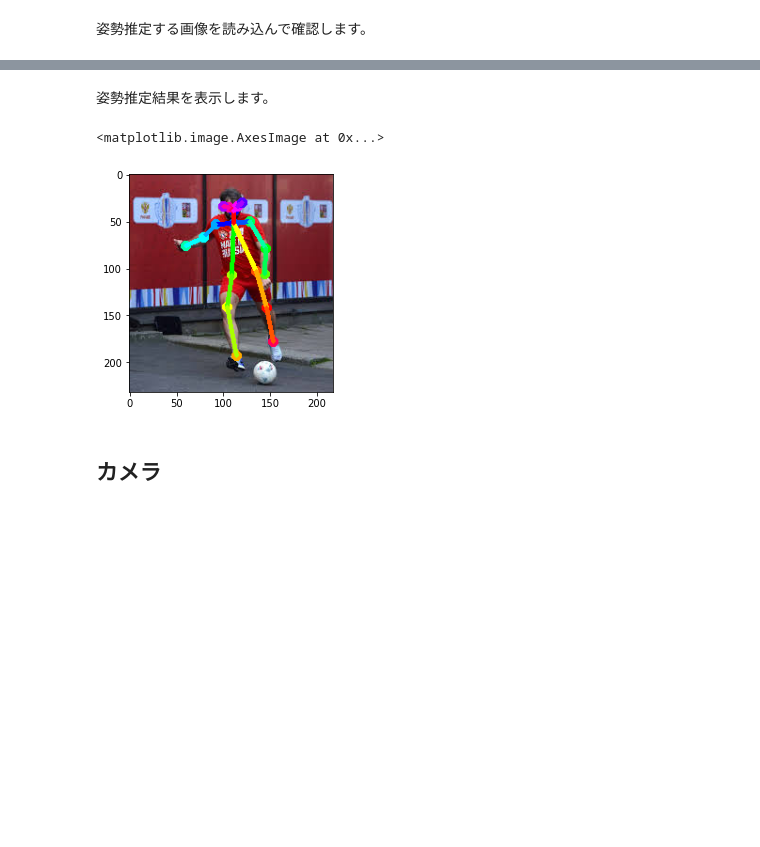
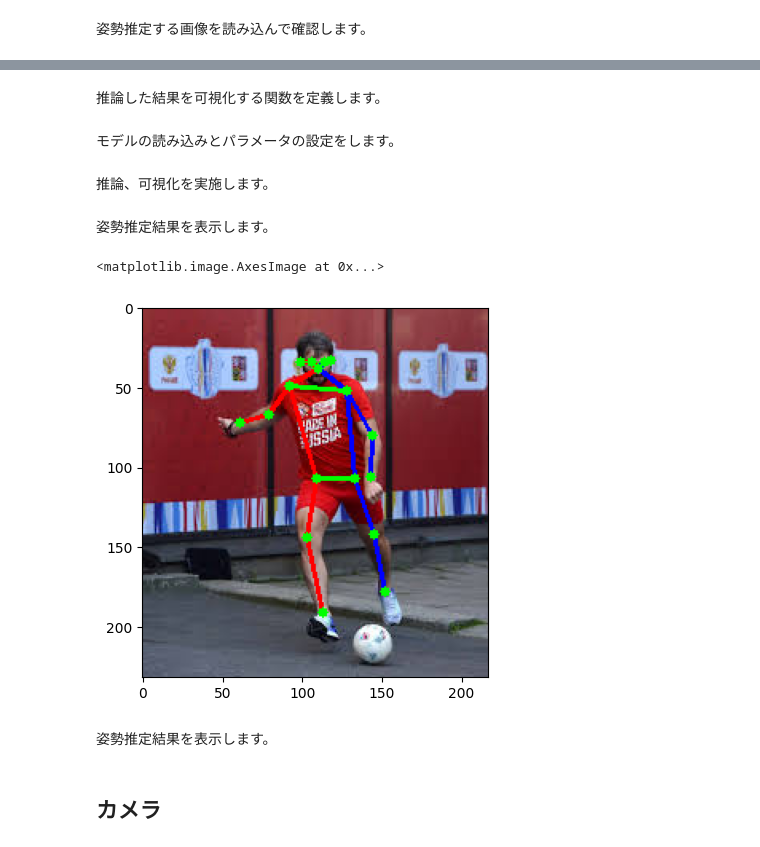
Before and after one commit to karaage0703/karaage-ai-book, a Jupyter notebook: ch05/05_karaage_ai_book_pose_estimation_custom.ipynb, the cells around one changed output, grey strips where cells are left out. Saved outputs shown, nothing was run; the diff lists cells and outputs as text; code cells hidden in the pictures; blank space fills up the shorter version.

```diff
--- a/ch05/05_karaage_ai_book_pose_estimation_custom.ipynb
+++ b/ch05/05_karaage_ai_book_pose_estimation_custom.ipynb
@@ -77,5 +63,5 @@ WARNING:tensorflow:From /content/tf-pose-estimation/tf_pose/mobilenet/mobilenet.
 # %%
-image = cv2.imread('./images/p1.jpg')
+image = cv.imread('./p1.jpg')
 plt.imshow(image[:, :, ::-1])
 # %% [output]
 <matplotlib.image.AxesImage at 0x...>
@@ -85,5 +72,0 @@ plt.imshow(image[:, :, ::-1])
-# %%
-e = TfPoseEstimator(get_graph_path('mobilenet_v2_large'),
-    target_size=(432, 368))
-humans = e.inference(image, resize_to_default=1, upsample_size=4)
-image = TfPoseEstimator.draw_humans(image, humans, imgcopy=False)
@@ -120,0 +103,2 @@ WARNING:tensorflow:From /content/tf-pose-estimation/tf_pose/estimator.py:376: Th
+# %% [markdown]
+推論した結果を可視化する関数を定義します。
@@ -121,10 +149,35 @@ WARNING:tensorflow:From /content/tf-pose-estimation/tf_pose/estimator.py:376: Th
+# %% [markdown]
+モデルの読み込みとパラメータの設定をします。
+# %%
+onnx_session = onnxruntime.InferenceSession('./edge-pose-estimation/model/model_float32.onnx')
+input_size=192
+keypoint_score_th=0.3
+# %% [markdown]
+推論、可視化を実施します。
+# %%
+# Inference execution
+keypoints, scores = run_inference(
+    onnx_session,
+    input_size,
+    image,
+)
+
+# Draw
+debug_image = draw_debug(
+    image,
+    keypoint_score_th,
+    keypoints,
+    scores,
+)
 # %% [markdown]
 姿勢推定結果を表示します。
 # %%
-plt.imshow(image[:, :, ::-1])
+plt.imshow(debug_image[:, :, ::-1])
 # %% [output]
 <matplotlib.image.AxesImage at 0x...>
-[figure, old version]
+[figure, new version]
+# %% [markdown]
+姿勢推定結果を表示します。
 # %% [markdown]
 ## カメラ
 # %% [markdown]
```
Also changed, not shown: parts of 23 cells of this notebook.
